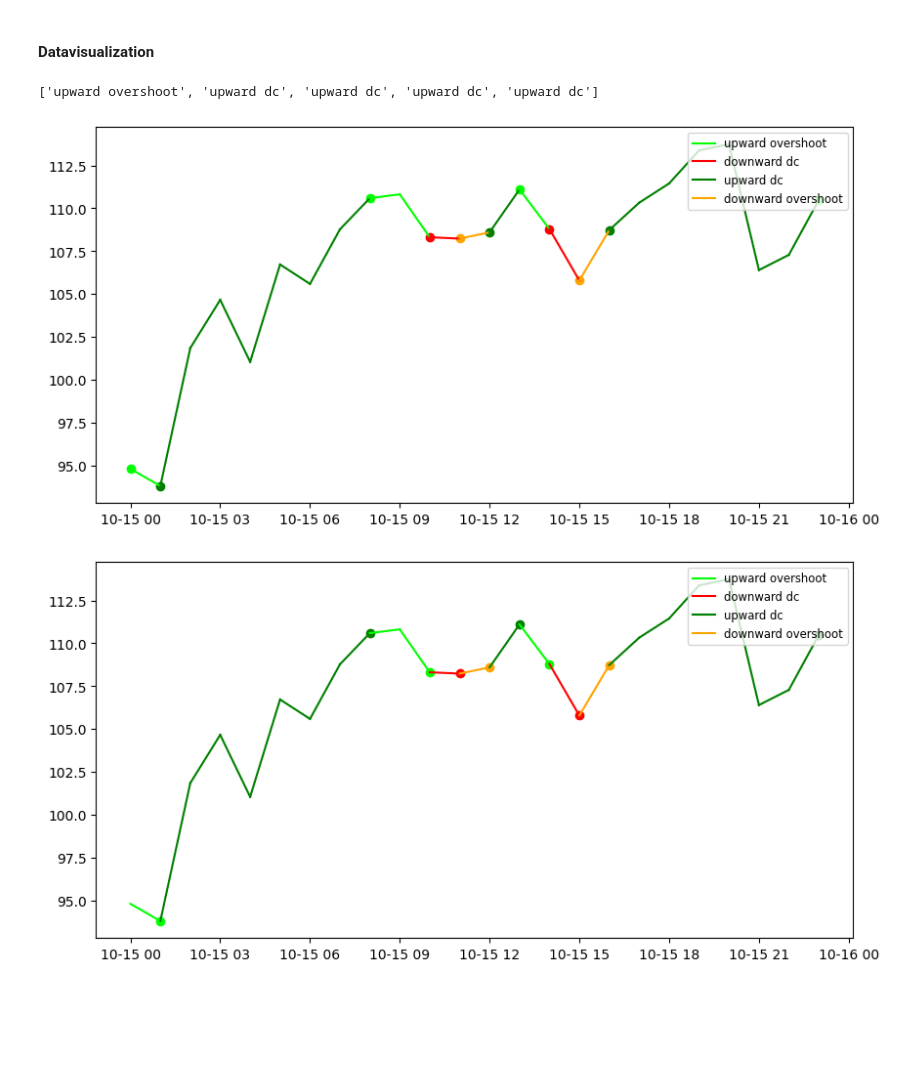
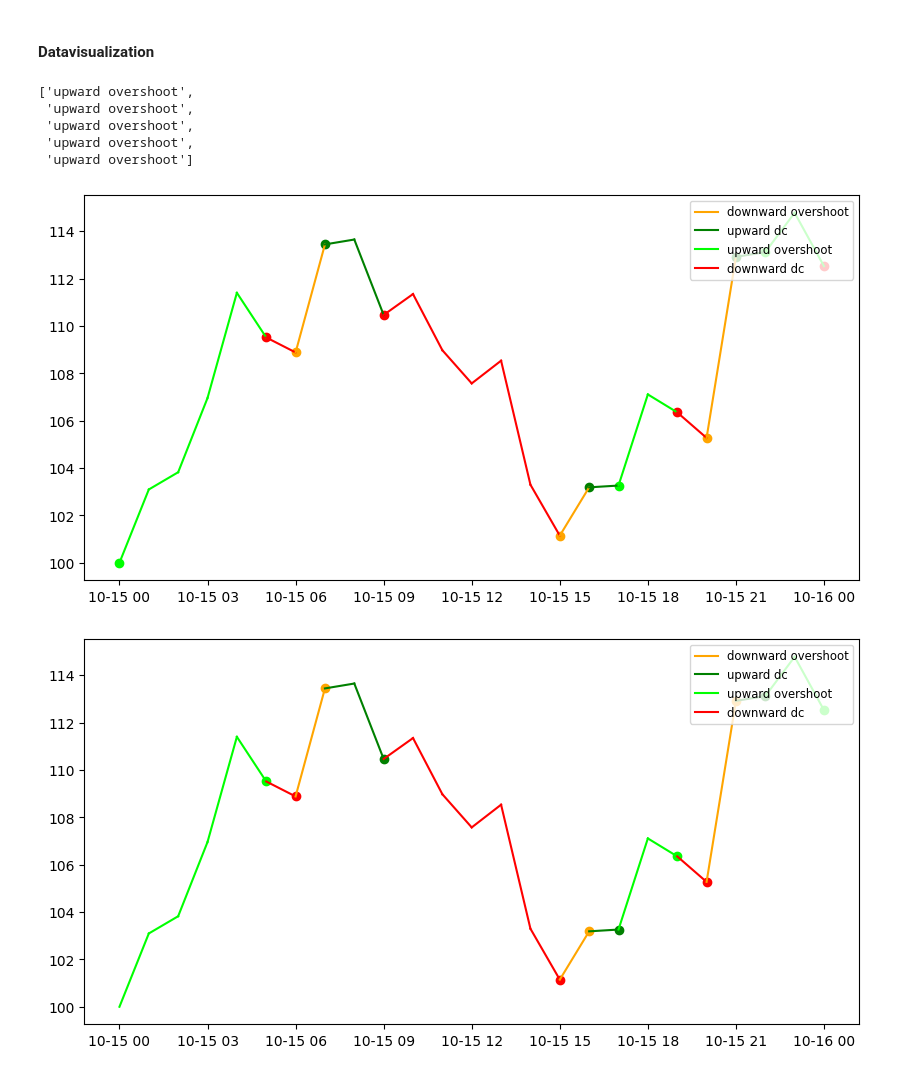
Before and after one commit to bilardi/smltk, a Jupyter notebook: docs/source/usage/datavisualization.ipynb, the cells around one changed output. Drawn from its saved outputs; the diff is of its cells as text; code cells hidden in the pictures; blank space fills up the shorter version.

```diff
--- a/docs/source/usage/datavisualization.ipynb
+++ b/docs/source/usage/datavisualization.ipynb
@@ -130,3 +113,33 @@ ts_values = timeseries.generate(time_points=time_points)
+# %%
+from datetime import datetime
+import numpy as np
+import pandas as pd
+
+start = datetime(2024, 10, 15)
+end = datetime(2024, 10, 16)
+freq = "h"
+rho, std = 0.5, 3
+outlier_pct = 0.02
+random_range_start, random_range_end = 10, 30
+time_points = pd.date_range(start=start, end=end, freq=freq)
+time_indices = np.arange(len(time_points))
+
+trend = 100 + (2 / 96) * time_indices
+daily = 4 * np.sin(2 * np.pi * time_indices / 24)
+weekly = 20 * np.sin(2 * np.pi * time_indices / (24 * 7))
+np.random.seed(42)
+noise = np.zeros_like(time_indices, float)
+for i in range(1, len(noise)):
+    noise[i] = rho * noise[i - 1] + np.random.normal(0, std * np.sqrt(1 - rho**2))
+
+ts_values = trend + daily + weekly + noise
+n_out = int(len(ts_values) * outlier_pct)
+idx_out = np.random.choice(len(ts_values), size=n_out, replace=False)
+for idx in idx_out:
+    if np.random.rand() < 0.5:
+        ts_values[idx] += np.random.uniform(random_range_start, random_range_end)
+    else:
+        ts_values[idx] -= np.random.uniform(random_range_start, random_range_end)
 # %% [markdown]
 #### Preprocessing
 # %%
@@ -160,7 +171,11 @@ ends = indicator.get_dc_events_ends(events, ts_values)
 # %%
 events[:5]
 # %% [output]
-['upward overshoot', 'upward dc', 'upward dc', 'upward dc', 'upward dc']
+['upward overshoot',
+ 'upward overshoot',
+ 'upward overshoot',
+ 'upward overshoot',
+ 'upward overshoot']
 # %%
 # plot with dates and points where each directional changes events starts
 dc_events = list(set(events))
@@ -180,15 +195,16 @@ for event in dc_events:
     starts_event = [None if value == 0 else value for value in starts[event]]
     ax1.scatter(time_points, starts_event, color=params["dc_colors"][event])
 # %% [output]
-[figure, old version]
+[figure, new version]
 # %%
 # plot with dates and points where each directional changes events ends
 ax1 = dv.plot_dc(params, True)
 for event in dc_events:
     ends_event = [None if value == 0 else value for value in ends[event]]
+    ends_event = [None] + ends_event[:-1]
     ax1.scatter(time_points, ends_event, color=params["dc_colors"][event])
 # %% [output]
-[figure, old version]
+[figure, new version]
 # %%
 # the same plot with int timestamp and without points
 time_points = range(0, len(ts_values))
```
Also changed, not shown: parts of 12 cells of this notebook, 8 other files.
